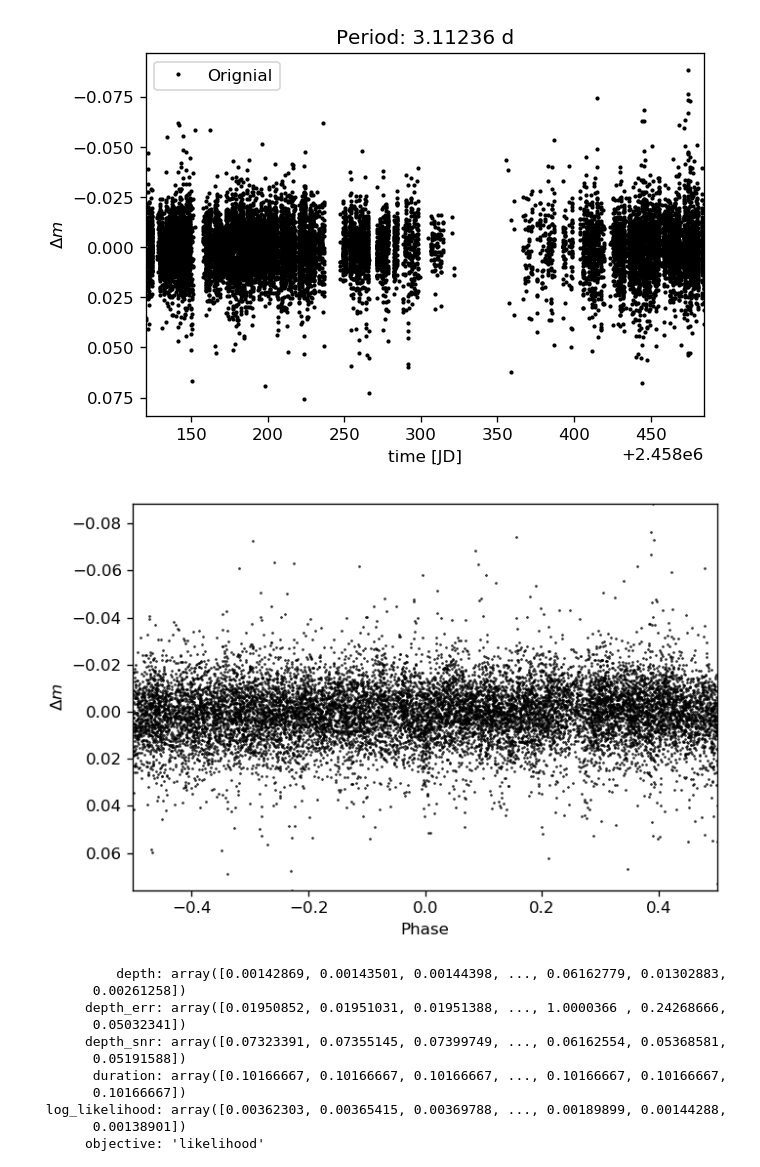
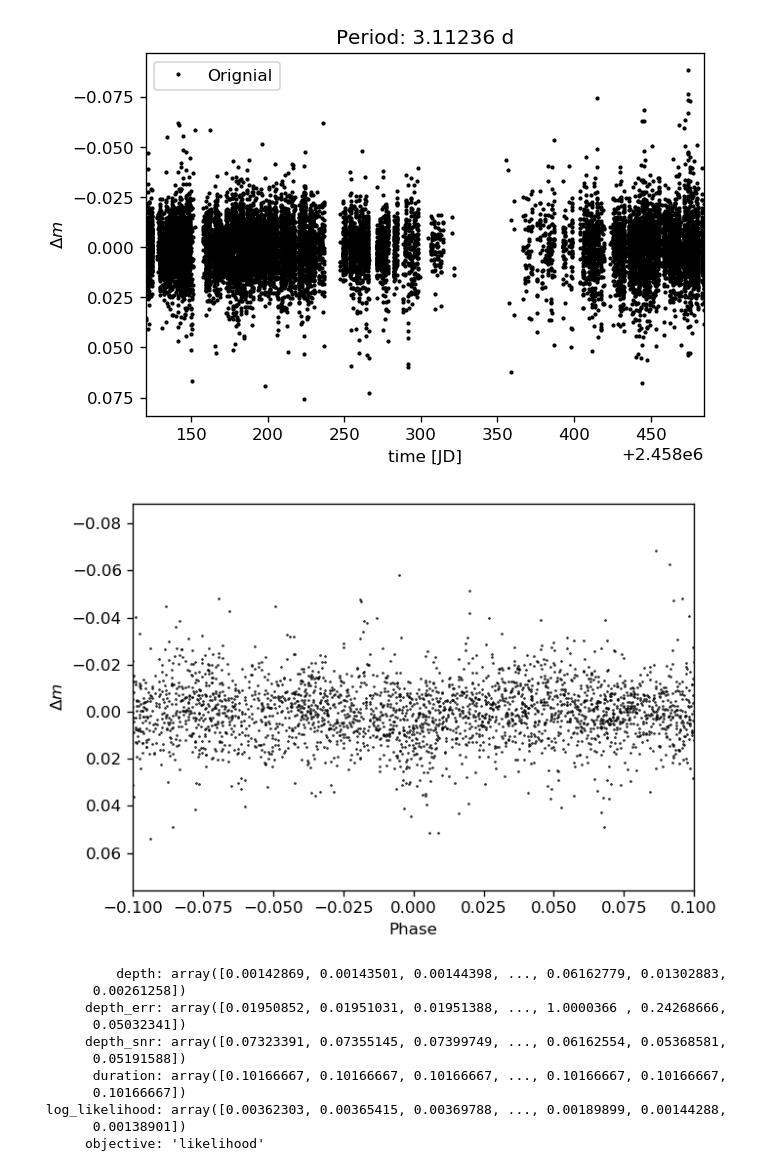
Before and after one commit to ruoyanwangdr/Dectection-of-Bright-Transiting-Exoplanet-with-MASCARA-TESS, a Jupyter notebook: ls_1934956.ipynb, the cells around one changed output. Drawn from its saved outputs; the diff is of its cells as text; code cells hidden in the pictures.

```diff
--- a/ls_1934956.ipynb
+++ b/ls_1934956.ipynb
@@ -116,38 +116,37 @@ original_mag = ls_mag-1
 
 P = 3.11236 # Days
 epoch = 1520.1104+2457000
 
 phase = np.mod(((ls_jd - epoch) / P) + .5, 1) - .5
 
-binned_phase, binned_mag = spec_digitize_median(phase, original_mag, 400)
+binned_phase, binned_mag = spec_digitize_median(phase, original_mag, 300)
 
 plt.figure()
 plt.xlim(ls_jd.min(), ls_jd.max())
 plt.plot(ls_jd, original_mag, '.k', ms=3, label='Orignial')
 plt.gca().invert_yaxis()
 plt.title("Period: {0} d".format(P))
 plt.xlabel("time [JD]")
 plt.ylabel(r'$\Delta m$')
 plt.legend()
 #plt.savefig('ascc_1359354_injected.png', dpi=200)
 
 plt.figure()
 plt.xlim(phase.min(),phase.max())
 plt.ylim(original_mag.min(),original_mag.max())
-#plt.xlim(-0.06,0.06)
-#plt.plot(phase, original_mag, '.k', ms=1, label='Signal')
+plt.xlim(-0.1,0.1)
 plt.plot(phase, original_mag, '.k', ms=1, label='Original')
-#plt.plot(binned_phase, binned_mag, '.b', ms=5, label='Binned')
+#plt.plot(binned_phase, binned_mag, '.r', ms=5, label='Binned')
 plt.gca().invert_yaxis()
 #plt.title("Period: {0} d".format(P))
 plt.xlabel("Phase")
 plt.ylabel(r'$\Delta m$')
 #plt.legend(frameon=False)
 plt.tight_layout()
 #plt.savefig('ascc_1934956_phasefold.png')
 # %% [output]
 [figure]
-[figure, old version]
+[figure, new version]
 # %%
 durations = (2.44*u.h).to(u.d).value
 model = BLS(ls_jd, original_mag*(-1))
```
